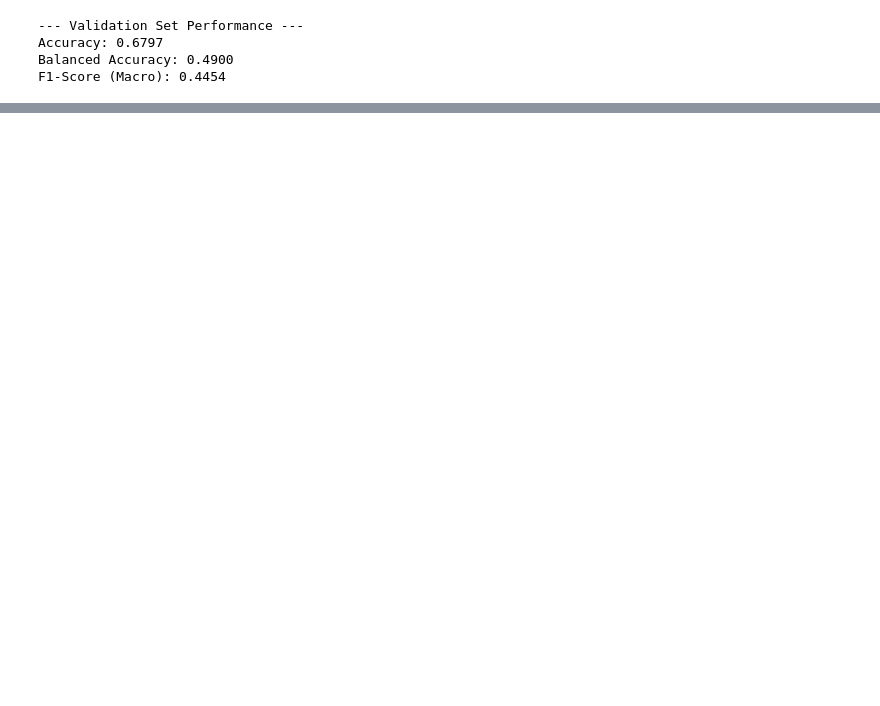
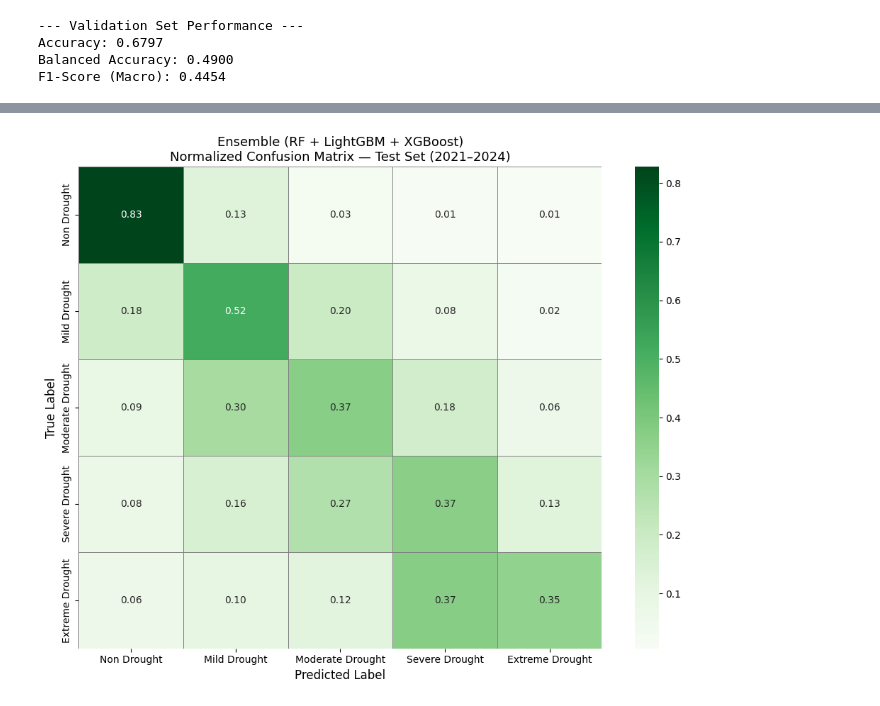
Before and after one commit to AnimeshChoudhury/DroughtXAI, a Jupyter notebook: 4_ModelSelection.ipynb, the cells around one changed output, grey strips where cells are left out. Saved outputs shown, nothing was run; the diff lists cells and outputs as text; code cells hidden in the pictures; blank space fills up the shorter version.

```diff
--- a/4_ModelSelection.ipynb
+++ b/4_ModelSelection.ipynb
@@ -597,0 +1063,18 @@ plt.show()
+# %%
+
+# ------------------------------------------------------------
+# Step 4: Validation Set Performance
+# ------------------------------------------------------------
+class_names = ['Non Drought', 'Mild Drought', 'Moderate Drought',
+               'Severe Drought', 'Extreme Drought']
+
+print("\n" + "="*55)
+print("  ENSEMBLE — Validation Set Performance")
+print("="*55)
+print(f"Accuracy          : {accuracy_score(yval, y_pred_ensemble_val):.4f}")
+print(f"Balanced Accuracy : {balanced_accuracy_score(yval, y_pred_ensemble_val):.4f}")
+print(f"F1-Score (Macro)  : {f1_score(yval, y_pred_ensemble_val, average='macro'):.4f}")
+print(f"Cohen's Kappa     : {cohen_kappa_score(yval, y_pred_ensemble_val):.4f}")
+print(f"MCC               : {matthews_corrcoef(yval, y_pred_ensemble_val):.4f}")
+print("\nDetailed Classification Report:")
+print(classification_report(yval, y_pred_ensemble_val, target_names=class_names))
@@ -597,0 +1180,24 @@ plt.show()
+# %%
+
+# ------------------------------------------------------------
+# Step 7: Confusion Matrix — Ensemble on Test Set
+# ------------------------------------------------------------
+cm_test = confusion_matrix(yte, y_pred_ensemble_test)
+cm_test_norm = cm_test.astype('float') / cm_test.sum(axis=1)[:, np.newaxis]
+
+plt.figure(figsize=(10, 8))
+sns.heatmap(
+    cm_test_norm, annot=True, fmt='.2f', cmap='Greens',
+    xticklabels=class_names,
+    yticklabels=class_names,
+    linewidths=0.5, linecolor='gray'
+)
+plt.title('Ensemble (RF + LightGBM + XGBoost)\nNormalized Confusion Matrix — Test Set (2021–2024)',
+          fontsize=13)
+plt.ylabel('True Label', fontsize=12)
+plt.xlabel('Predicted Label', fontsize=12)
+plt.tight_layout()
+plt.savefig(r'Results/ensemble_confusion_matrix_test.png', dpi=150, bbox_inches='tight')
+plt.show()
+# %% [output]
+[figure, added]
```
Also changed, not shown: parts of 25 cells of this notebook, 32 other files.
